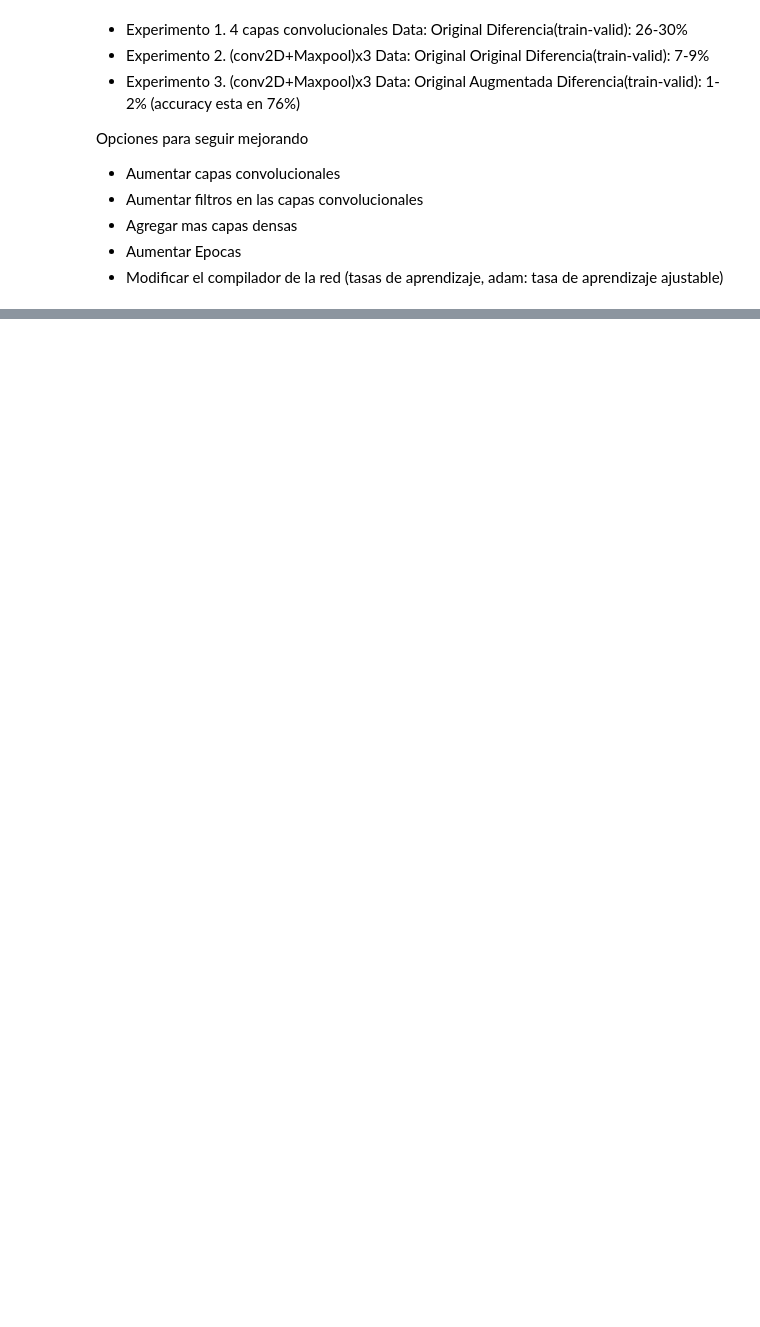
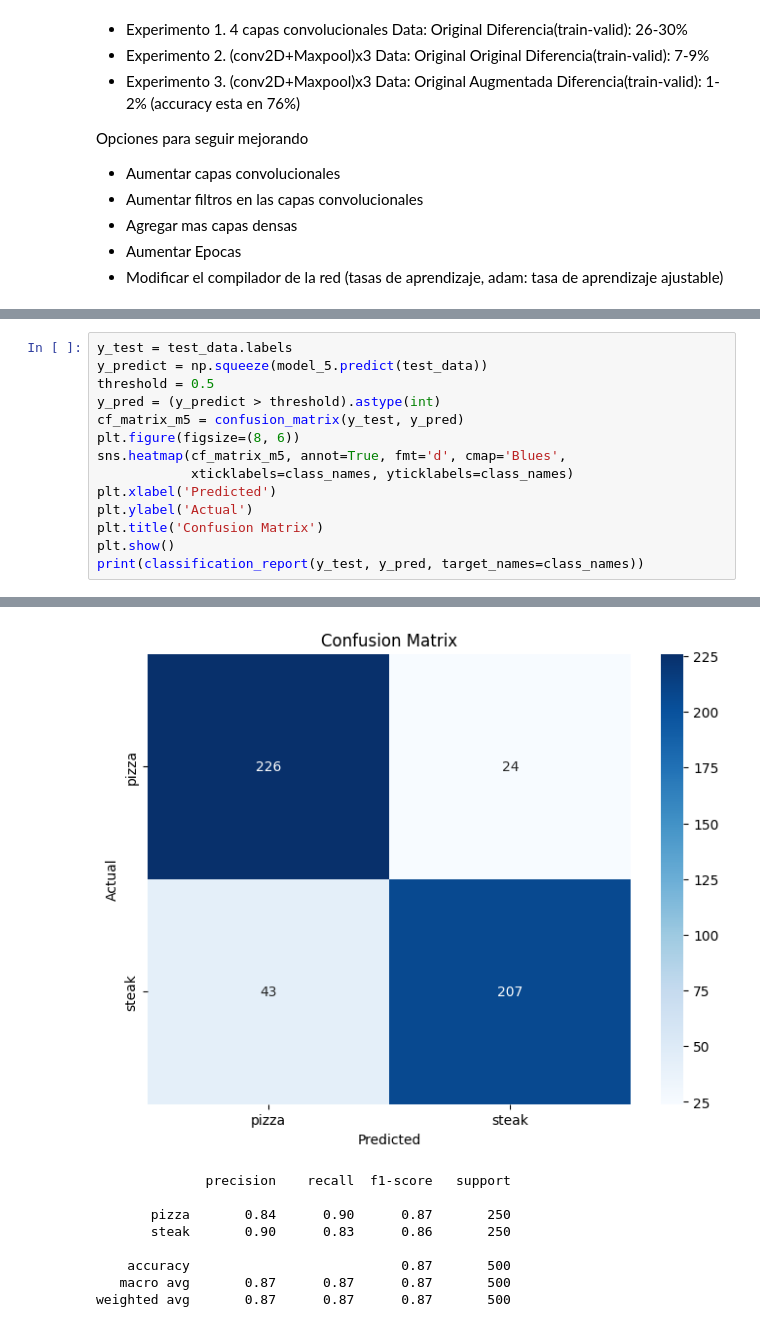
Before and after one commit to Liam-Nova/BIT_IA_Bootcamp, a Jupyter notebook: S12_C3_CNN_Binary_clase.ipynb, the cells around one changed output, grey strips where cells are left out. Saved outputs shown, nothing was run; the diff lists cells and outputs as text; blank space fills up the shorter version.

```diff
--- a/S12_C3_CNN_Binary_clase.ipynb
+++ b/S12_C3_CNN_Binary_clase.ipynb
@@ -627,0 +808,15 @@ plot_train_curves(history_5)
+# %%
+y_test = test_data.labels
+y_predict = np.squeeze(model_5.predict(test_data))
+threshold = 0.5
+y_pred = (y_predict > threshold).astype(int)
+cf_matrix_m5 = confusion_matrix(y_test, y_pred)
+plt.figure(figsize=(8, 6))
+sns.heatmap(cf_matrix_m5, annot=True, fmt='d', cmap='Blues',
+            xticklabels=class_names, yticklabels=class_names)
+plt.xlabel('Predicted')
+plt.ylabel('Actual')
+plt.title('Confusion Matrix')
+plt.show()
+print(classification_report(y_test, y_pred, target_names=class_names))
+# %% [output]
@@ -627,0 +824,9 @@ plot_train_curves(history_5)
+[figure, added]
+              precision    recall  f1-score   support
+
+       pizza       0.84      0.90      0.87       250
+       steak       0.90      0.83      0.86       250
+
+    accuracy                           0.87       500
+   macro avg       0.87      0.87      0.87       500
+weighted avg       0.87      0.87      0.87       500
```
Also changed, not shown: parts of 38 cells of this notebook.
